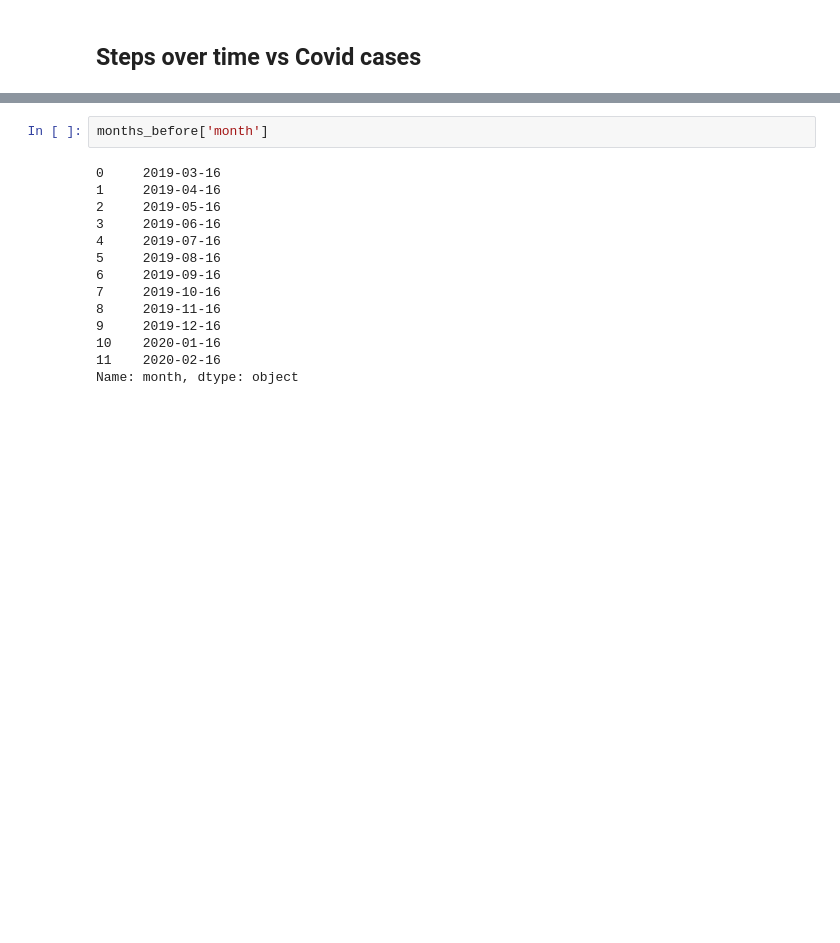
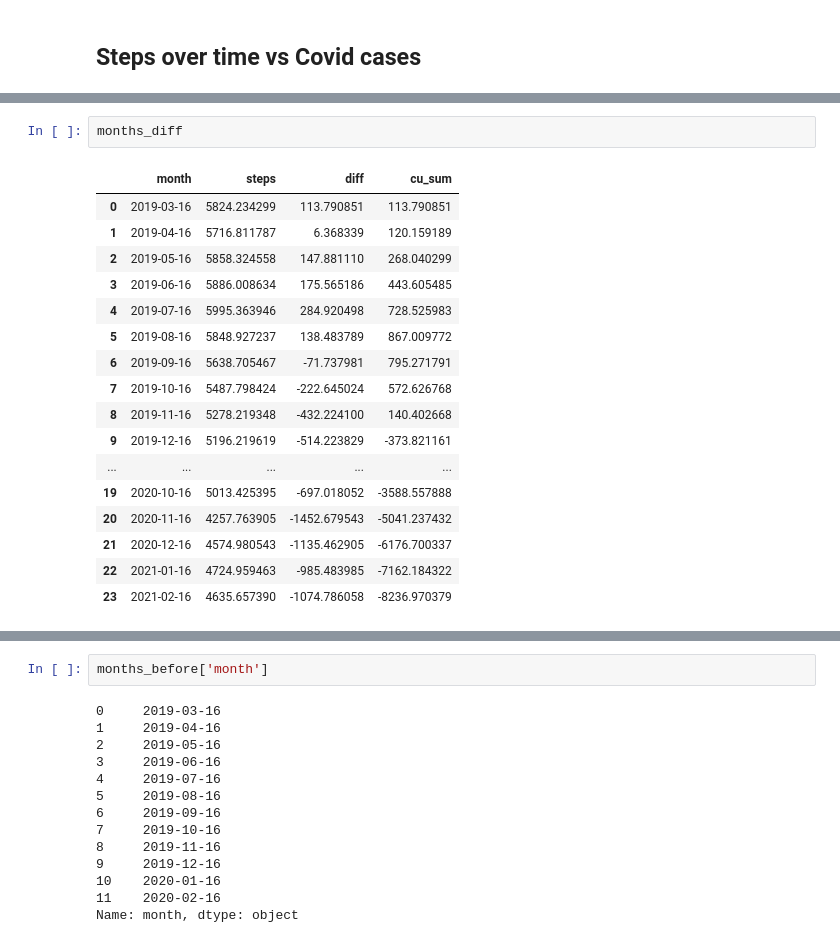
Before and after one commit to hci-gu/wfh-movement-jupyter, a Jupyter notebook: notebooks/MonthlyChange.ipynb, the cells around one changed output, grey strips where cells are left out. Cells and saved outputs as stored; diff of their text form; blank space fills up the shorter version.

```diff
--- a/notebooks/MonthlyChange.ipynb
+++ b/notebooks/MonthlyChange.ipynb
@@ -191,3 +217,23 @@ fig.show()
+# %%
+months_diff
+# %% [output]
+|  | month | steps | diff | cu_sum |
+| 0 | 2019-03-16 | 5824.234299 | 113.790851 | 113.790851 |
+| 1 | 2019-04-16 | 5716.811787 | 6.368339 | 120.159189 |
+| 2 | 2019-05-16 | 5858.324558 | 147.881110 | 268.040299 |
+| 3 | 2019-06-16 | 5886.008634 | 175.565186 | 443.605485 |
+| 4 | 2019-07-16 | 5995.363946 | 284.920498 | 728.525983 |
+| 5 | 2019-08-16 | 5848.927237 | 138.483789 | 867.009772 |
+| 6 | 2019-09-16 | 5638.705467 | -71.737981 | 795.271791 |
+| 7 | 2019-10-16 | 5487.798424 | -222.645024 | 572.626768 |
+| 8 | 2019-11-16 | 5278.219348 | -432.224100 | 140.402668 |
+| 9 | 2019-12-16 | 5196.219619 | -514.223829 | -373.821161 |
+| ... | ... | ... | ... | ... |
+| 19 | 2020-10-16 | 5013.425395 | -697.018052 | -3588.557888 |
+| 20 | 2020-11-16 | 4257.763905 | -1452.679543 | -5041.237432 |
+| 21 | 2020-12-16 | 4574.980543 | -1135.462905 | -6176.700337 |
+| 22 | 2021-01-16 | 4724.959463 | -985.483985 | -7162.184322 |
+| 23 | 2021-02-16 | 4635.657390 | -1074.786058 | -8236.970379 |
 # %%
 steps = go.Line(x=months_diff['month'], y=months_diff['diff'], name="Steps difference", mode="lines", line=dict(color=px.colors.qualitative.T10[1]))
 cases = go.Bar(x=covid_cases['date'], y=covid_cases['cases'], name="Covid cases", yaxis='y2', marker_color=px.colors.qualitative.T10[0])
```
Also changed, not shown: parts of 14 cells of this notebook, 8 other files.
